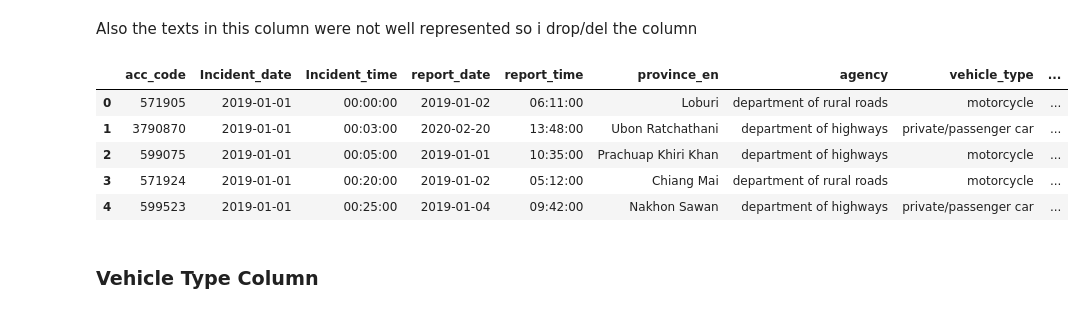
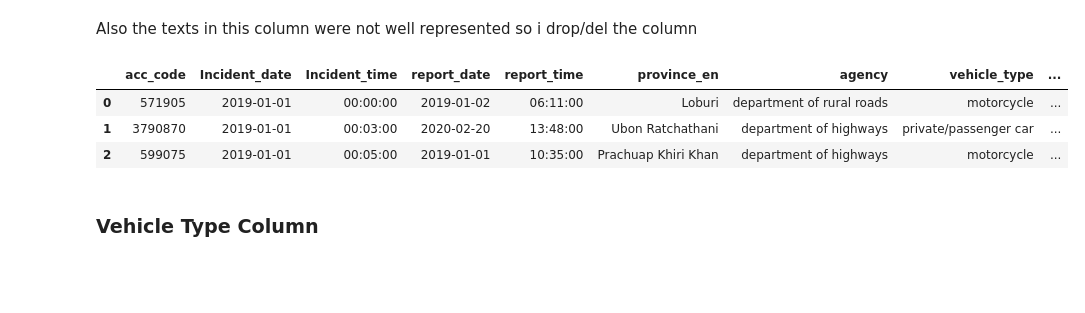
Before and after one commit to LegendSeyi/Thai_Road_Accident_Data_Analysis, a Jupyter notebook: Thai_Road_Accident_data_analysis.ipynb, the cells around one changed output. Saved outputs shown, nothing was run; the diff lists cells and outputs as text; code cells hidden in the pictures; blank space fills up the shorter version.

```diff
--- a/Thai_Road_Accident_data_analysis.ipynb
+++ b/Thai_Road_Accident_data_analysis.ipynb
@@ -381,14 +379,12 @@ Also the texts in this column were not well represented so i drop/del the column
 # %%
 data.drop('route', axis=1, inplace=True)
 # %%
-data.head()
+data.head(3)
 # %% [output]
 |  | acc_code | Incident_date | Incident_time | report_date | report_time | province_en | agency | vehicle_type | ... |
 | 0 | 571905 | 2019-01-01 | 00:00:00 | 2019-01-02 | 06:11:00 | Loburi | department of rural roads | motorcycle | ... |
 | 1 | 3790870 | 2019-01-01 | 00:03:00 | 2020-02-20 | 13:48:00 | Ubon Ratchathani | department of highways | private/passenger car | ... |
 | 2 | 599075 | 2019-01-01 | 00:05:00 | 2019-01-01 | 10:35:00 | Prachuap Khiri Khan | department of highways | motorcycle | ... |
-| 3 | 571924 | 2019-01-01 | 00:20:00 | 2019-01-02 | 05:12:00 | Chiang Mai | department of rural roads | motorcycle | ... |
-| 4 | 599523 | 2019-01-01 | 00:25:00 | 2019-01-04 | 09:42:00 | Nakhon Sawan | department of highways | private/passenger car | ... |
 # %% [markdown]
 ### **Vehicle Type Column**
 # %%
```
Also changed, not shown: parts of 35 cells of this notebook.
